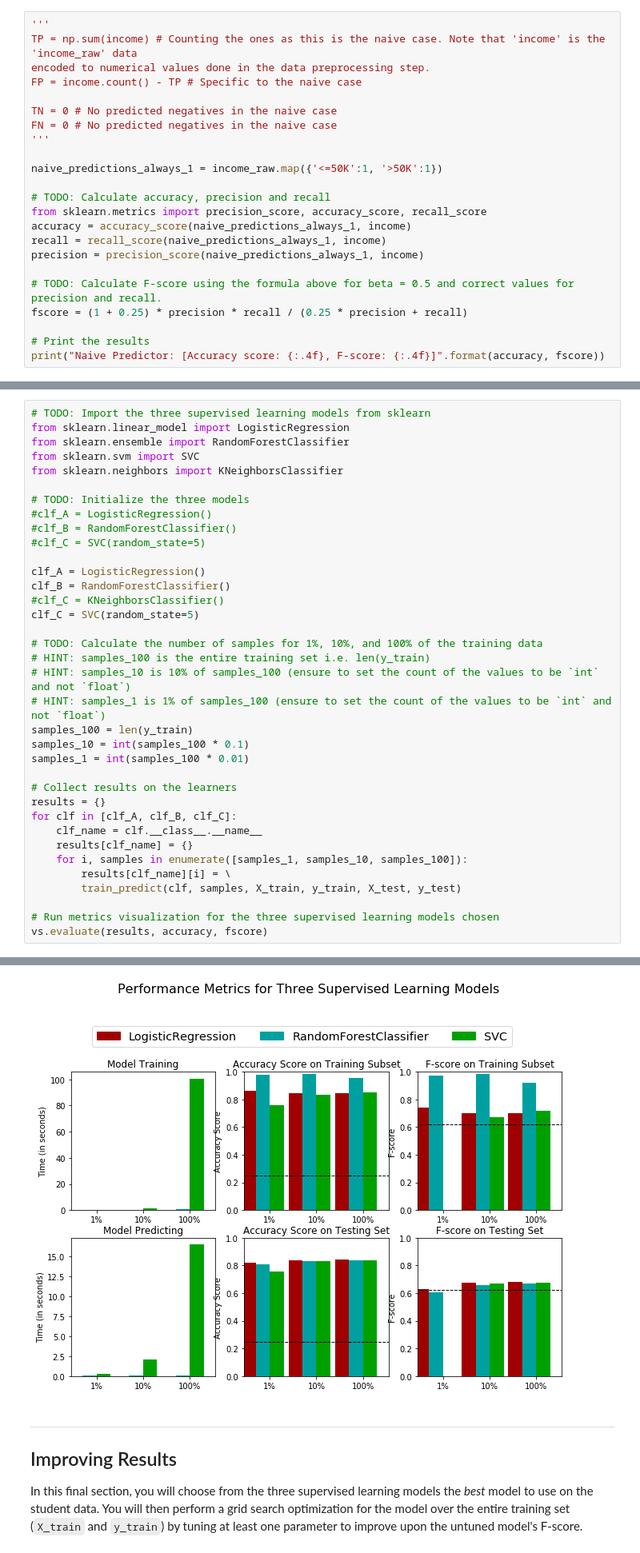
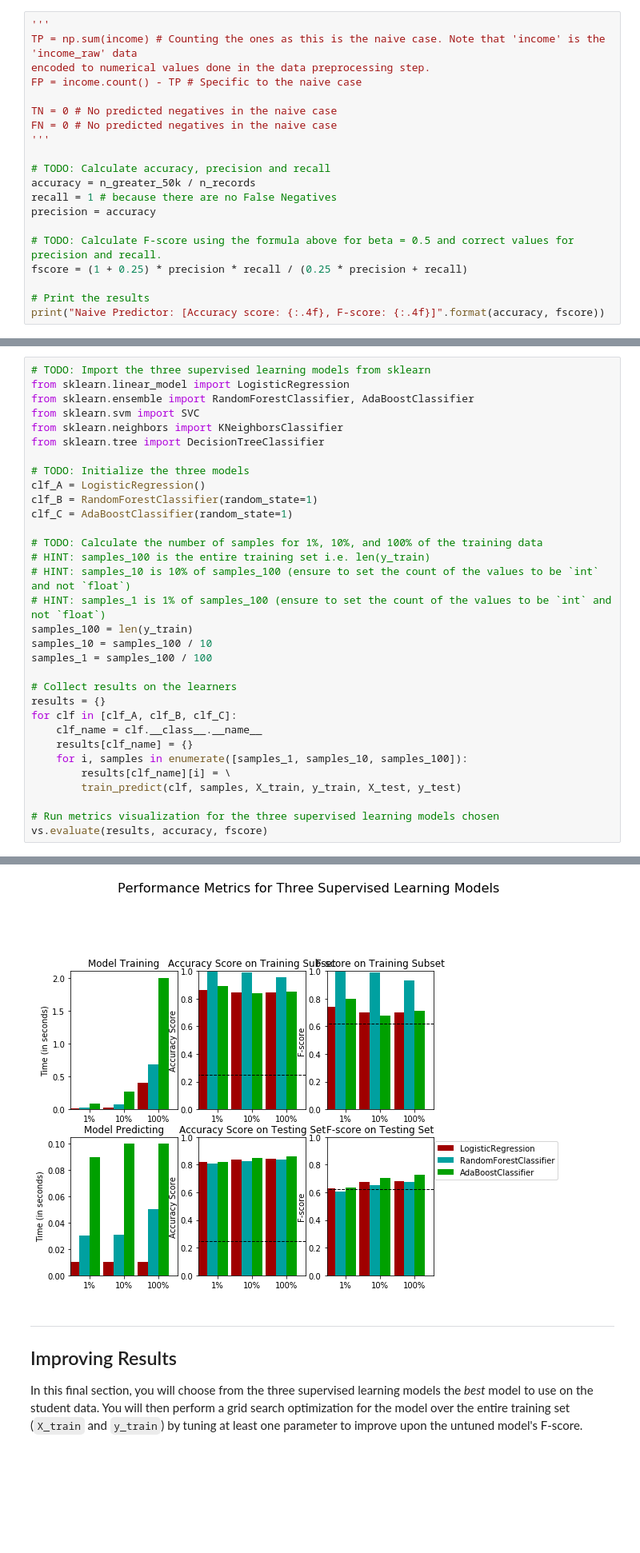
Before and after one commit to anton-mironenko/machine-learning, a Jupyter notebook: projects/finding_donors/finding_donors.ipynb, the cells around one changed output, grey strips where cells are left out. Shown: that part at 80% size. Saved outputs shown, nothing was run; the diff lists cells and outputs as text; blank space fills up the shorter version.

```diff
--- a/projects/finding_donors/finding_donors.ipynb
+++ b/projects/finding_donors/finding_donors.ipynb
@@ -254,13 +254,10 @@ TN = 0 # No predicted negatives in the naive case
 FN = 0 # No predicted negatives in the naive case
 '''
 
-naive_predictions_always_1 = income_raw.map({'<=50K':1, '>50K':1})
-
 # TODO: Calculate accuracy, precision and recall
-from sklearn.metrics import precision_score, accuracy_score, recall_score
-accuracy = accuracy_score(naive_predictions_always_1, income)
-recall = recall_score(naive_predictions_always_1, income)
-precision = precision_score(naive_predictions_always_1, income)
+accuracy = n_greater_50k / n_records
+recall = 1 # because there are no False Negatives
+precision = accuracy
 
 # TODO: Calculate F-score using the formula above for beta = 0.5 and correct values for precision and recall.
 fscore = (1 + 0.25) * precision * recall / (0.25 * precision + recall)
@@ -405,27 +400,23 @@ In the code cell, you will need to implement the following:
 # %%
 # TODO: Import the three supervised learning models from sklearn
 from sklearn.linear_model import LogisticRegression
-from sklearn.ensemble import RandomForestClassifier
+from sklearn.ensemble import RandomForestClassifier, AdaBoostClassifier
 from sklearn.svm import SVC
 from sklearn.neighbors import KNeighborsClassifier
+from sklearn.tree import DecisionTreeClassifier
 
 # TODO: Initialize the three models
-#clf_A = LogisticRegression()
-#clf_B = RandomForestClassifier()
-#clf_C = SVC(random_state=5)
-
 clf_A = LogisticRegression()
-clf_B = RandomForestClassifier()
-#clf_C = KNeighborsClassifier()
-clf_C = SVC(random_state=5)
+clf_B = RandomForestClassifier(random_state=1)
+clf_C = AdaBoostClassifier(random_state=1)
 
 # TODO: Calculate the number of samples for 1%, 10%, and 100% of the training data
 # HINT: samples_100 is the entire training set i.e. len(y_train)
 # HINT: samples_10 is 10% of samples_100 (ensure to set the count of the values to be `int` and not `float`)
 # HINT: samples_1 is 1% of samples_100 (ensure to set the count of the values to be `int` and not `float`)
 samples_100 = len(y_train)
-samples_10 = int(samples_100 * 0.1)
-samples_1 = int(samples_100 * 0.01)
+samples_10 = samples_100 / 10
+samples_1 = samples_100 / 100
 
 # Collect results on the learners
 results = {}
@@ -451,4 +444,4 @@ SVC trained on 36177 samples.
-[figure, old version]
+[figure, new version]
 # %% [markdown]
 ----
 ## Improving Results
```
Also changed, not shown: parts of 23 cells of this notebook, 1 other file.
